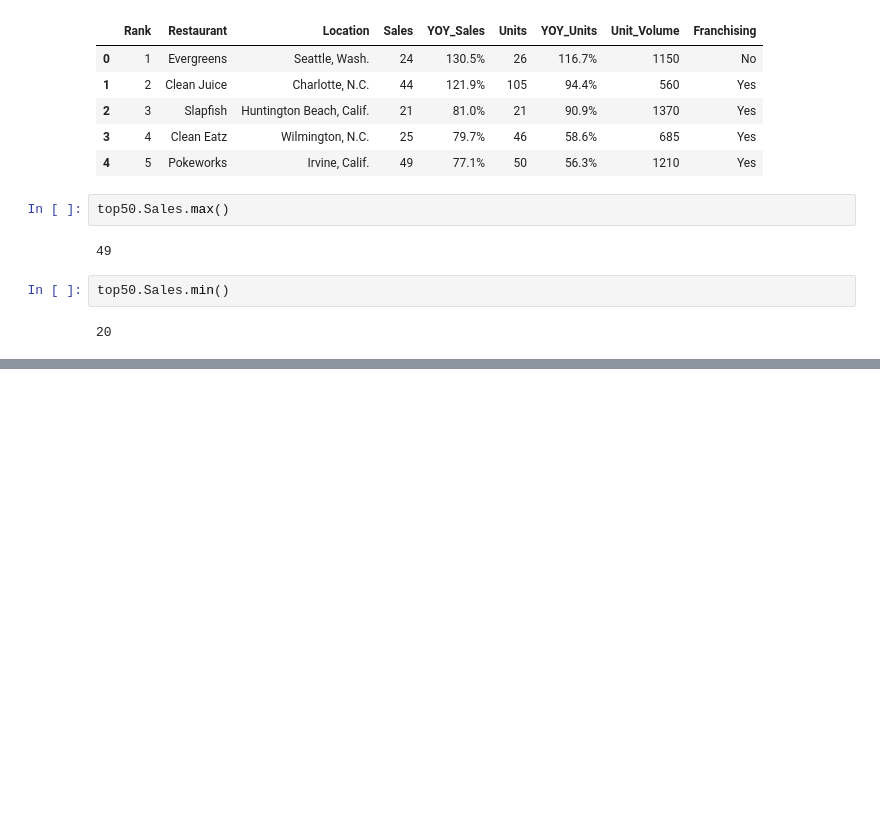
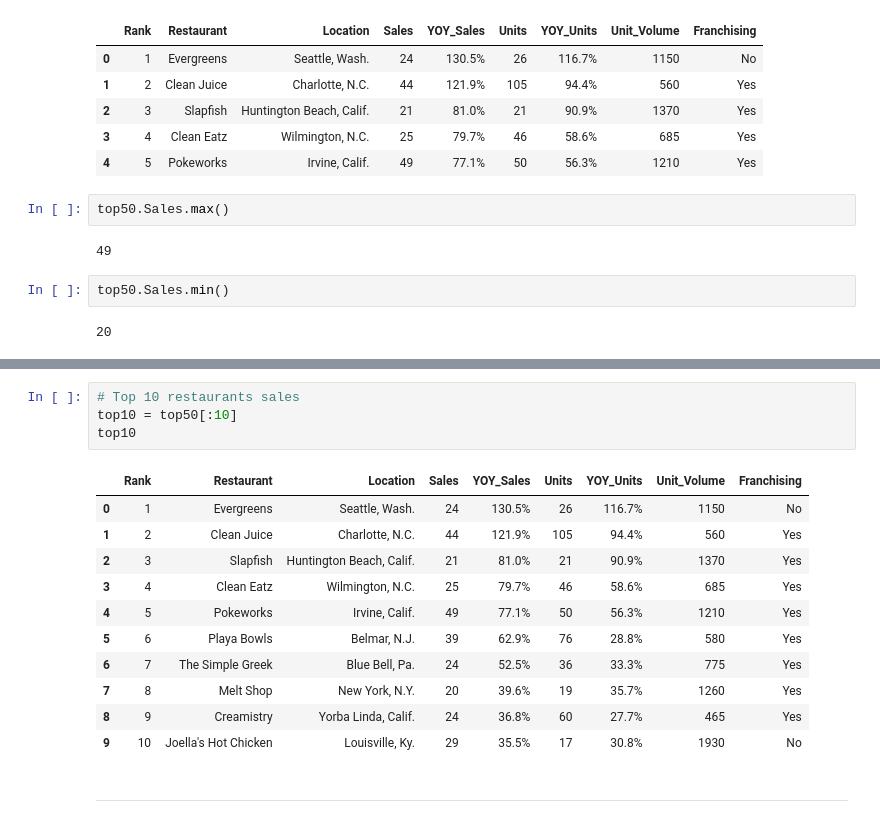
Before and after one commit to HunterKane/Restaurant-Business-Ranking-2020, a Jupyter notebook: Future50 Analysis .ipynb, the cells around one changed output, grey strips where cells are left out. Drawn from its saved outputs; the diff is of its cells as text; blank space fills up the shorter version.

```diff
--- a/Future50 Analysis .ipynb
+++ b/Future50 Analysis .ipynb
@@ -129,0 +171,18 @@ fig.show()
+# %%
+# Top 10 restaurants sales
+top10 = top50[:10]
+top10
+# %% [output]
+|  | Rank | Restaurant | Location | Sales | YOY_Sales | Units | YOY_Units | Unit_Volume | Franchising |
+| 0 | 1 | Evergreens | Seattle, Wash. | 24 | 130.5% | 26 | 116.7% | 1150 | No |
+| 1 | 2 | Clean Juice | Charlotte, N.C. | 44 | 121.9% | 105 | 94.4% | 560 | Yes |
+| 2 | 3 | Slapfish | Huntington Beach, Calif. | 21 | 81.0% | 21 | 90.9% | 1370 | Yes |
+| 3 | 4 | Clean Eatz | Wilmington, N.C. | 25 | 79.7% | 46 | 58.6% | 685 | Yes |
+| 4 | 5 | Pokeworks | Irvine, Calif. | 49 | 77.1% | 50 | 56.3% | 1210 | Yes |
+| 5 | 6 | Playa Bowls | Belmar, N.J. | 39 | 62.9% | 76 | 28.8% | 580 | Yes |
+| 6 | 7 | The Simple Greek | Blue Bell, Pa. | 24 | 52.5% | 36 | 33.3% | 775 | Yes |
+| 7 | 8 | Melt Shop | New York, N.Y. | 20 | 39.6% | 19 | 35.7% | 1260 | Yes |
+| 8 | 9 | Creamistry | Yorba Linda, Calif. | 24 | 36.8% | 60 | 27.7% | 465 | Yes |
+| 9 | 10 | Joella's Hot Chicken | Louisville, Ky. | 29 | 35.5% | 17 | 30.8% | 1930 | No |
+# %% [markdown]
+----
```
Also changed, not shown: parts of 15 cells of this notebook.
